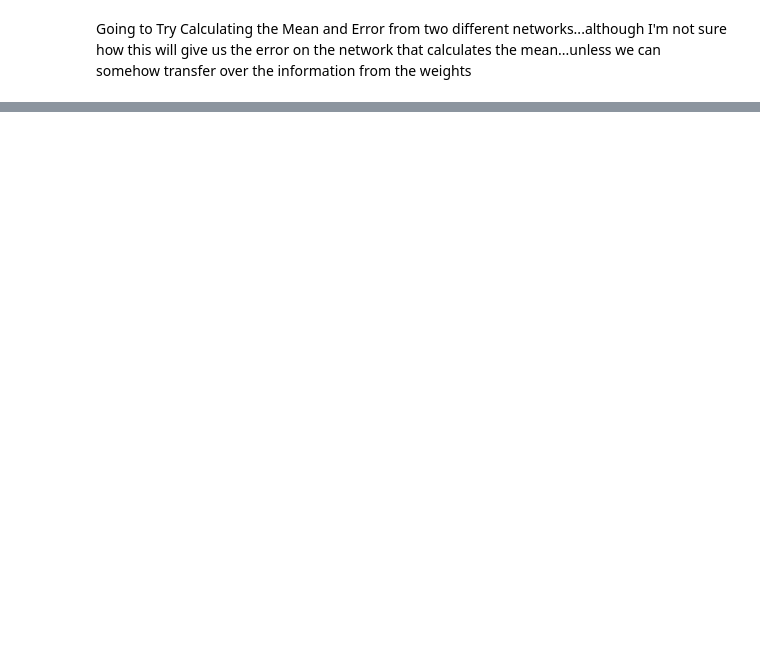
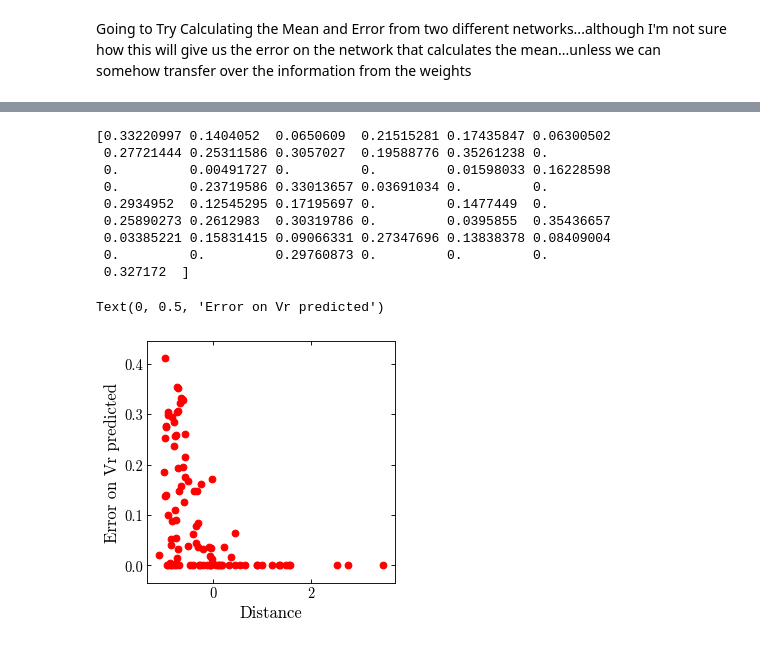
Before and after one commit to adropulic/datax_gaia, a Jupyter notebook: RVTrial1.ipynb, the cells around one changed output, grey strips where cells are left out. Drawn from its saved outputs; the diff is of its cells as text; code cells hidden in the pictures; blank space fills up the shorter version.

```diff
--- a/RVTrial1.ipynb
+++ b/RVTrial1.ipynb
@@ -358,0 +375,19 @@ CombinedModel.fit(X_train,np.vstack([y_train,
+# %%
+print(test_preds_2[1:50,1])
+plt.scatter(X_test[1:100,2], test_preds_2[1:100,1], color = 'red')
+#plt.errorbar(X_test[1:50,2], test_preds_2[1:50,0], yerr = test_preds_2[1:50,1], color = 'red',ls='none')
+plt.xlabel('Distance')
+plt.ylabel('Error on Vr predicted')
+#does give a relu output...but I'm still not sure if this is exactly showing the error
+# %% [output]
+[0.33220997 0.1404052  0.0650609  0.21515281 0.17435847 0.06300502
+ 0.27721444 0.25311586 0.3057027  0.19588776 0.35261238 0.
+ 0.         0.00491727 0.         0.         0.01598033 0.16228598
+ 0.         0.23719586 0.33013657 0.03691034 0.         0.
+ 0.2934952  0.12545295 0.17195697 0.         0.1477449  0.
+ 0.25890273 0.2612983  0.30319786 0.         0.0395855  0.35436657
+ 0.03385221 0.15831415 0.09066331 0.27347696 0.13838378 0.08409004
+ 0.         0.         0.29760873 0.         0.         0.
+ 0.327172  ]
+Text(0, 0.5, 'Error on Vr predicted')
+[figure, added]
```
Also changed, not shown: parts of 12 cells of this notebook.
